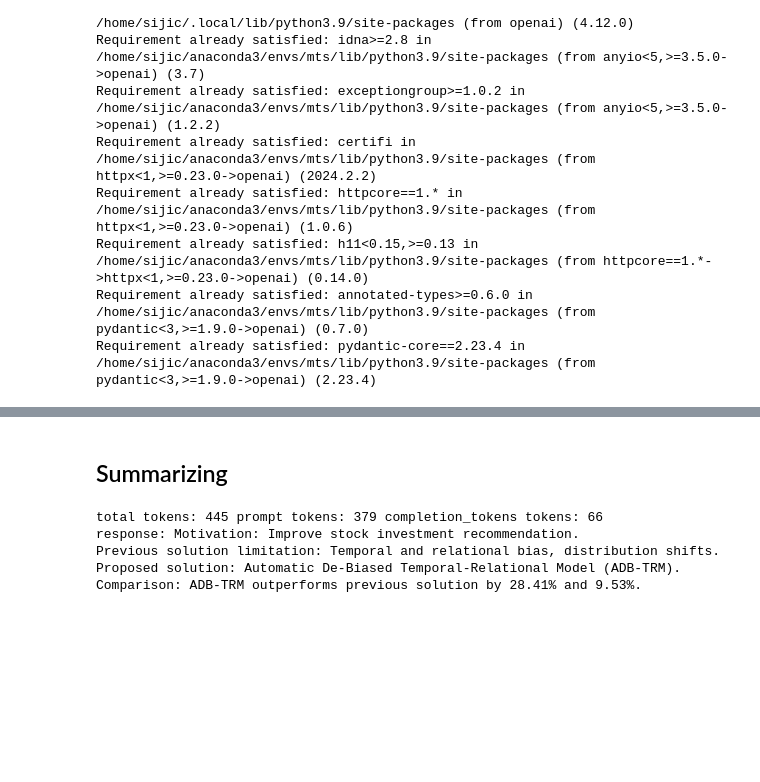
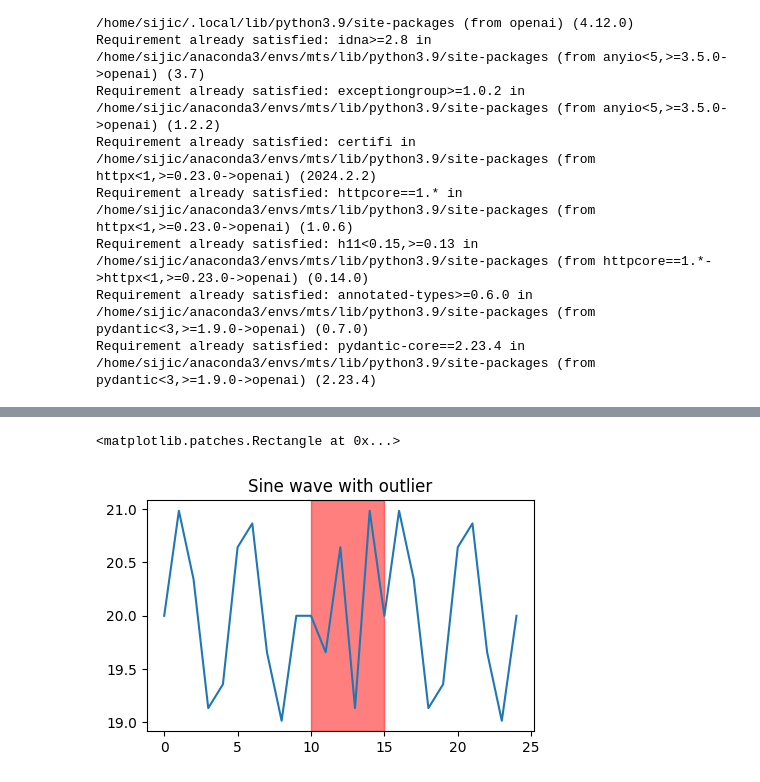
Before and after one commit to siji2022/CS6604_LoG_project, a Jupyter notebook: prompt2024.ipynb, the cells around one changed output, grey strips where cells are left out. Drawn from its saved outputs; the diff is of its cells as text; code cells hidden in the pictures; blank space fills up the shorter version.

````diff
--- a/prompt2024.ipynb
+++ b/prompt2024.ipynb
@@ -65,2 +61,0 @@ def print_response(response, debug=False):
-# %% [markdown]
-## Summarizing
@@ -71,18 +62,23 @@ Stock investment recommendation is crucial for guiding investment decisions and
-# %%
-prompt = f"""
-Answer the following questions after read the paper abstract. Give me concise and deterministic results. Each answer should be less than 10 words.
-Paper abstract: ```{prod_review}```
-What is the motivation of the research?
-What is the previous best solution limited to?
-What is the proposed solution?
-How does the proposed solution compare to the previous best solution?
-"""
-
-response = get_chat_completion(prompt)
-print_response(response, debug=True)
-# %% [output]
-total tokens: 445 prompt tokens: 379 completion_tokens tokens: 66
-response: Motivation: Improve stock investment recommendation.
-Previous solution limitation: Temporal and relational bias, distribution shifts.
-Proposed solution: Automatic De-Biased Temporal-Relational Model (ADB-TRM).
-Comparison: ADB-TRM outperforms previous solution by 28.41% and 9.53%.
+# %%
+# create sine wave data
+def sine_wave(n=100, freq=1, amp=1, phase=0):
+    x = np.linspace(0, 1, n)
+    y = amp * np.sin(2 * np.pi * freq * x + phase)
+    return x, y
+# %%
+x,y1=sine_wave(n=10, freq=2, amp=1, phase=0)
+y1=y1+20
+x,y2=sine_wave(n=10, freq=5, amp=1, phase=0)
+y2=y2+20
+# concatenate the two sine waves
+y=np.concatenate([y1,y2[:5],y1])
+# set figure size
+plt.figure(figsize=(5, 3))
+# scatter plot
+plt.plot(range(0,len(y)), y)
+plt.title("Sine wave with outlier")
+# add vertical region to highlight the outlier
+plt.axvspan(10, 15, color='red', alpha=0.5)
+# %% [output]
+<matplotlib.patches.Rectangle at 0x...>
+[figure, added]
````
Also changed, not shown: parts of 21 cells of this notebook, 3 other files.
